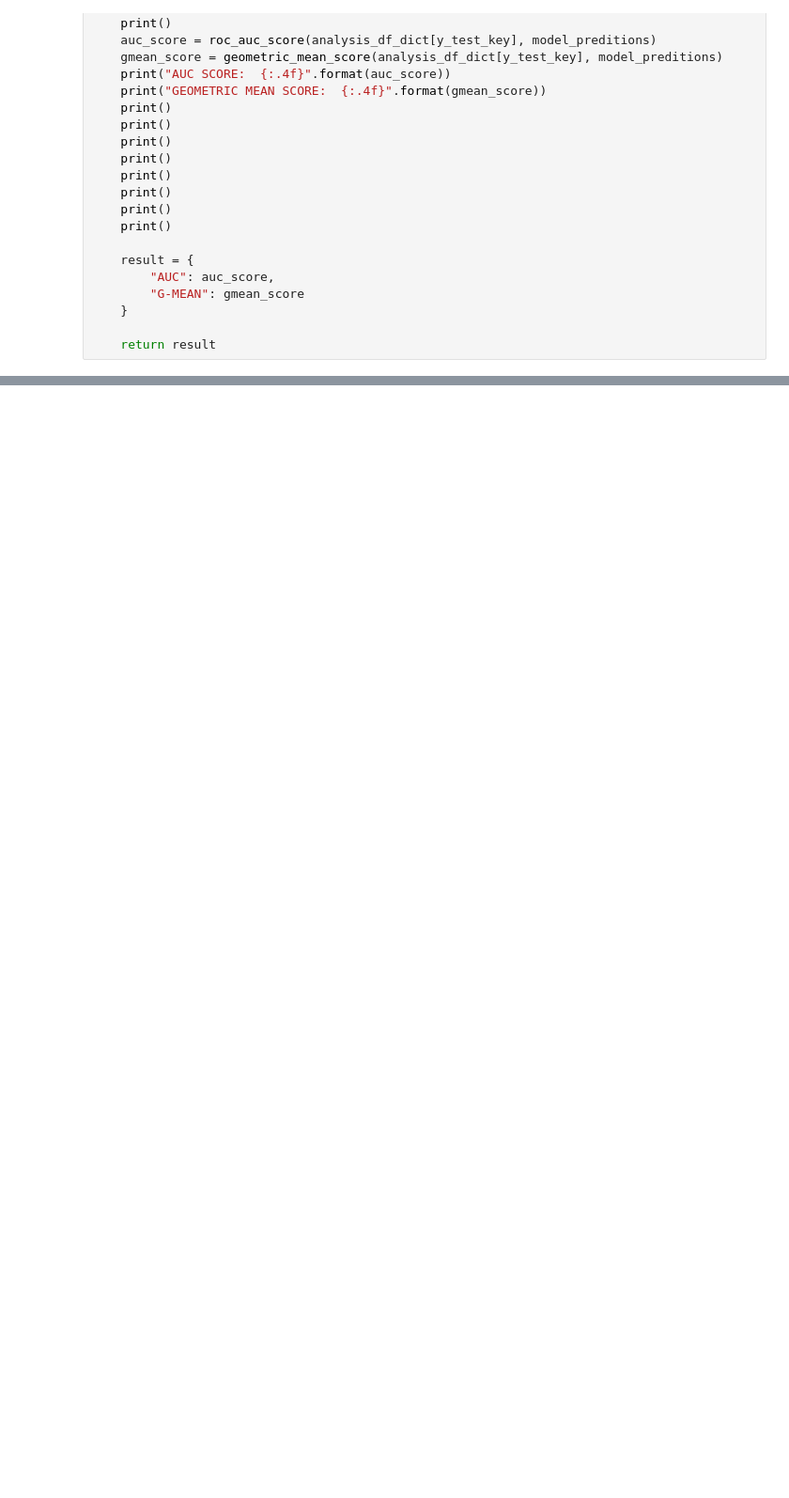
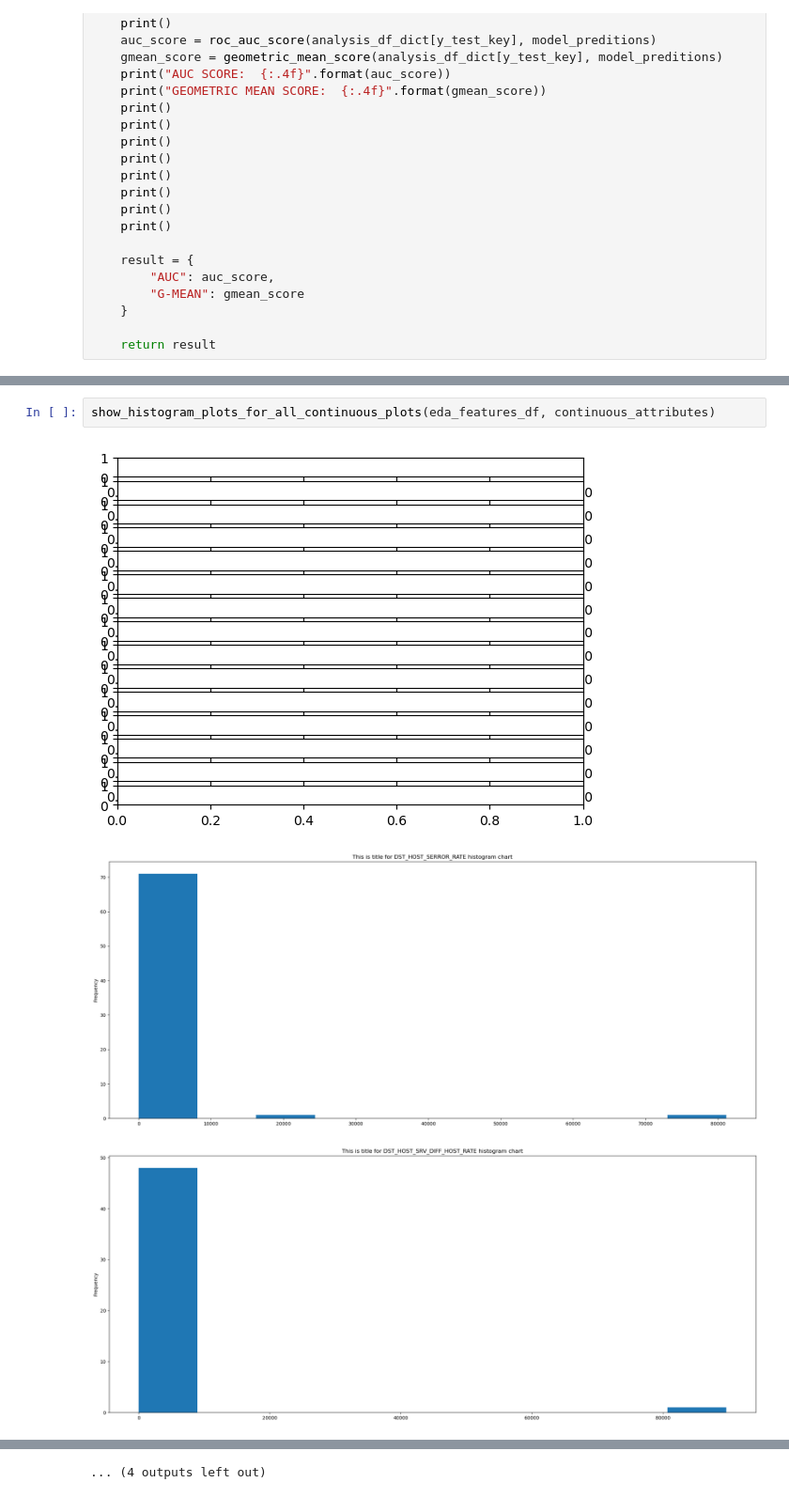
Before and after one commit to Anthony7703/research_project, a Jupyter notebook: ResearchProjectCodeImplemetation.ipynb, the cells around one changed output, grey strips where cells are left out. Shown at 94% size. Saved outputs shown, nothing was run; the diff lists cells and outputs as text; blank space fills up the shorter version.

```diff
--- a/ResearchProjectCodeImplemetation.ipynb
+++ b/ResearchProjectCodeImplemetation.ipynb
@@ -377,0 +531,6 @@ def perform_model_analysis(model, analysis_df_dict, model_name):
+# %%
+show_histogram_plots_for_all_continuous_plots(eda_features_df, continuous_attributes)
+# %% [output]
+[figure, added]
+[figure, added]
+[figure, added]
@@ -377,0 +546 @@ def perform_model_analysis(model, analysis_df_dict, model_name):
+... (4 outputs left out)
```
Also changed, not shown: parts of 30 cells of this notebook.
